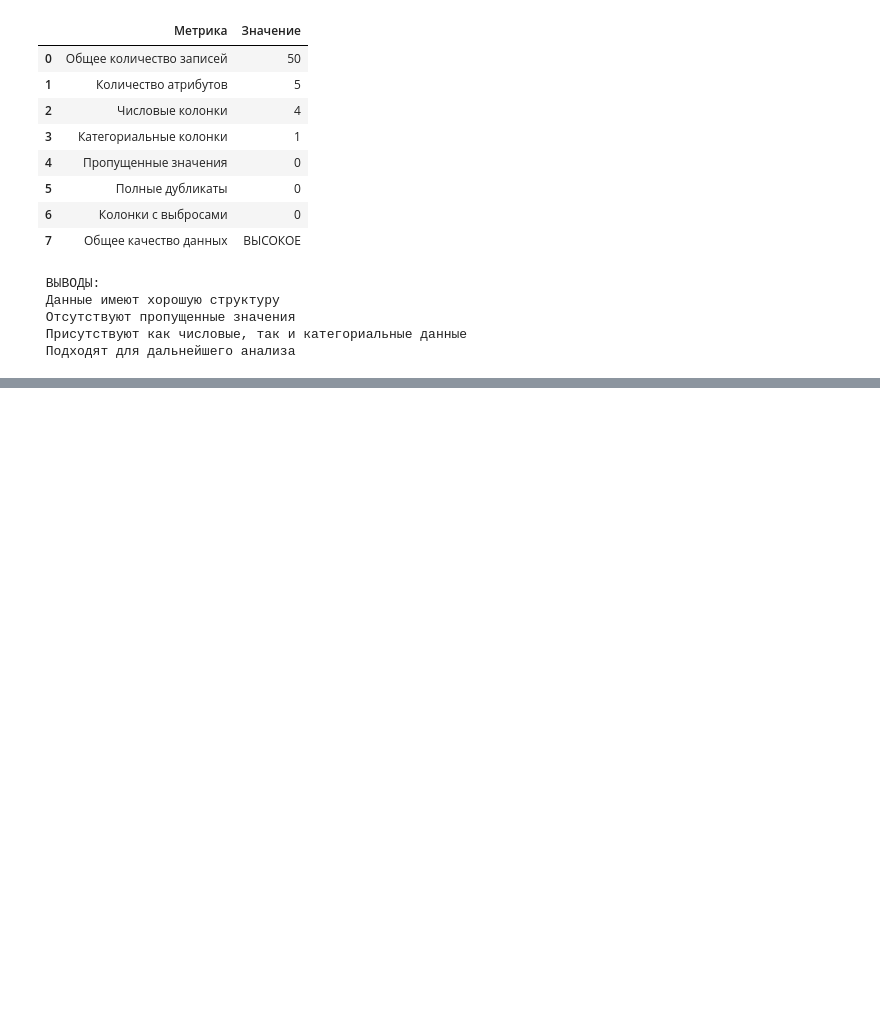
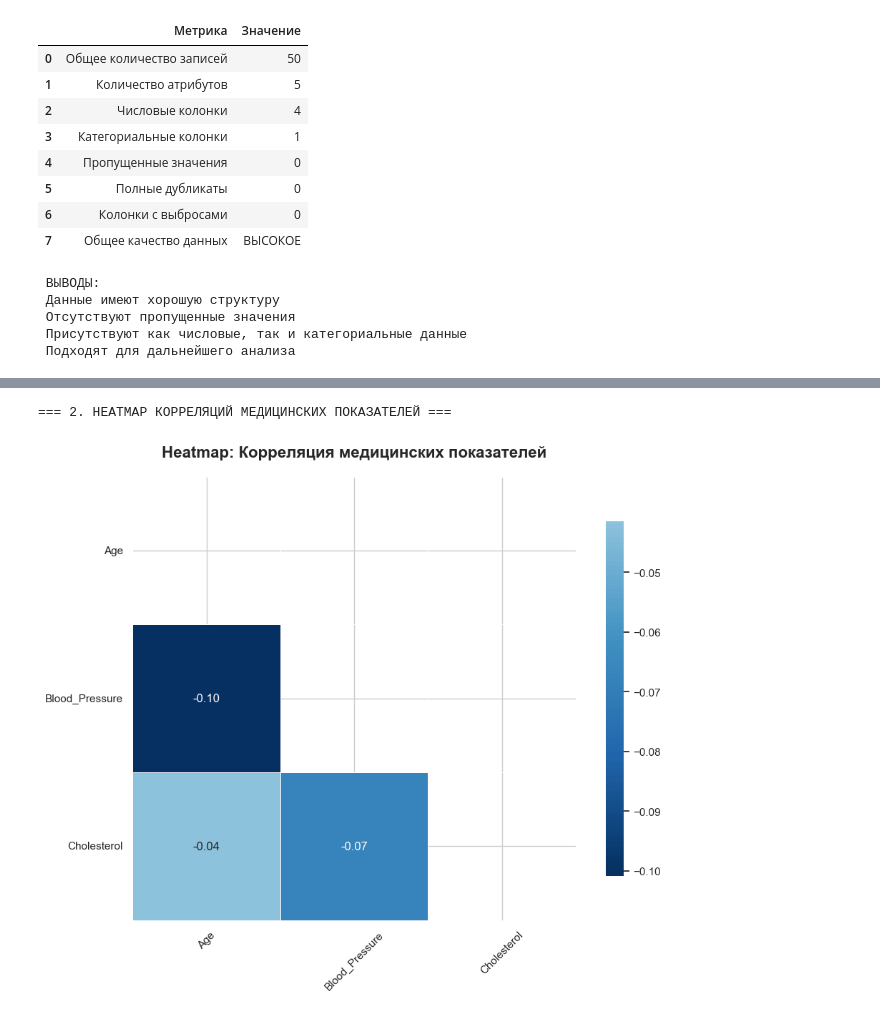
Before and after one commit to samoylovaann333/data_ingeneering, a Jupyter notebook: notebooks/EDA.ipynb, the cells around one changed output, grey strips where cells are left out. Saved outputs shown, nothing was run; the diff lists cells and outputs as text; code cells hidden in the pictures; blank space fills up the shorter version.

```diff
--- a/notebooks/EDA.ipynb
+++ b/notebooks/EDA.ipynb
@@ -292,0 +313,22 @@ print(" Подходят для дальнейшего анализа")
+# %%
+# 2. HEATMAP КОРРЕЛЯЦИЙ
+print("=== 2. HEATMAP КОРРЕЛЯЦИЙ МЕДИЦИНСКИХ ПОКАЗАТЕЛЕЙ ===")
+
+plt.figure(figsize=(10, 8))
+correlation_matrix = df[medical_features].corr()
+
+# Создаем heatmap с аннотациями
+mask = np.triu(np.ones_like(correlation_matrix, dtype=bool))
+sns.heatmap(correlation_matrix, mask=mask, annot=True, cmap="RdBu_r",
+            center=0, square=True, linewidths=.5,
+            cbar_kws={"shrink": .8}, fmt=".2f")
+
+plt.title('Heatmap: Корреляция медицинских показателей',
+          fontsize=16, fontweight='bold', pad=20)
+plt.xticks(rotation=45)
+plt.yticks(rotation=0)
+plt.tight_layout()
+plt.show()
+# %% [output]
+=== 2. HEATMAP КОРРЕЛЯЦИЙ МЕДИЦИНСКИХ ПОКАЗАТЕЛЕЙ ===
+[figure, added]
```
Also changed, not shown: parts of 9 cells of this notebook, 2 other files.
